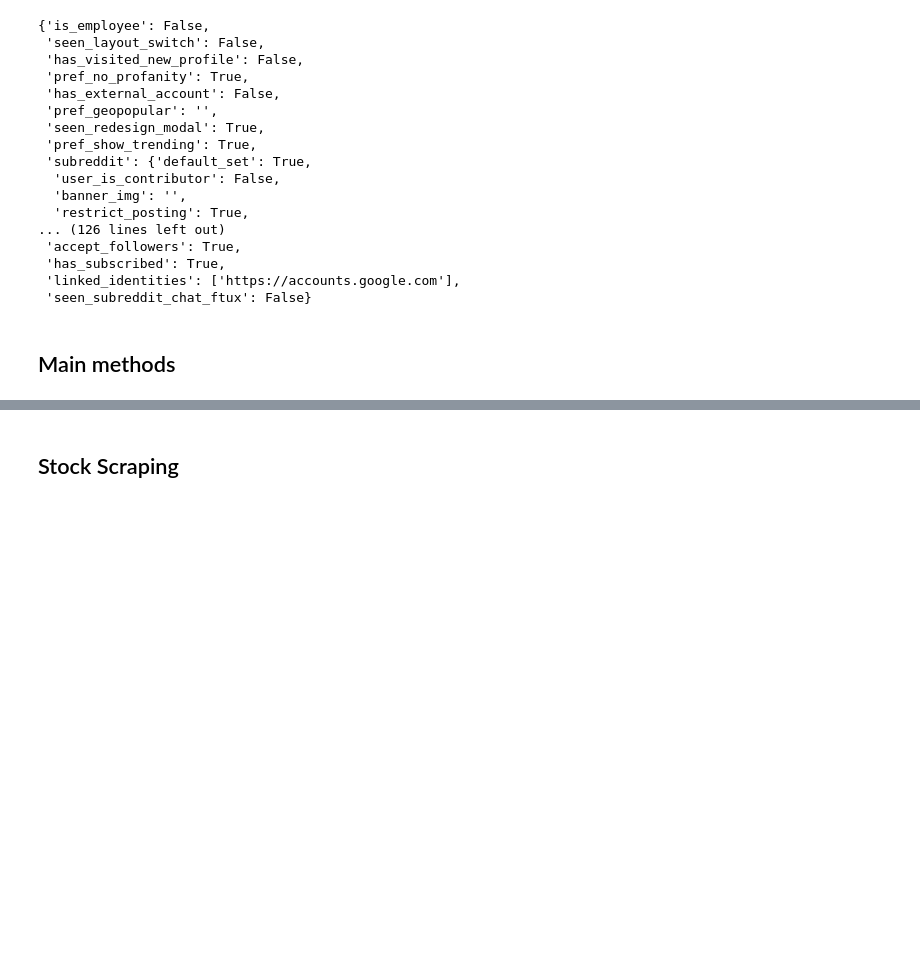
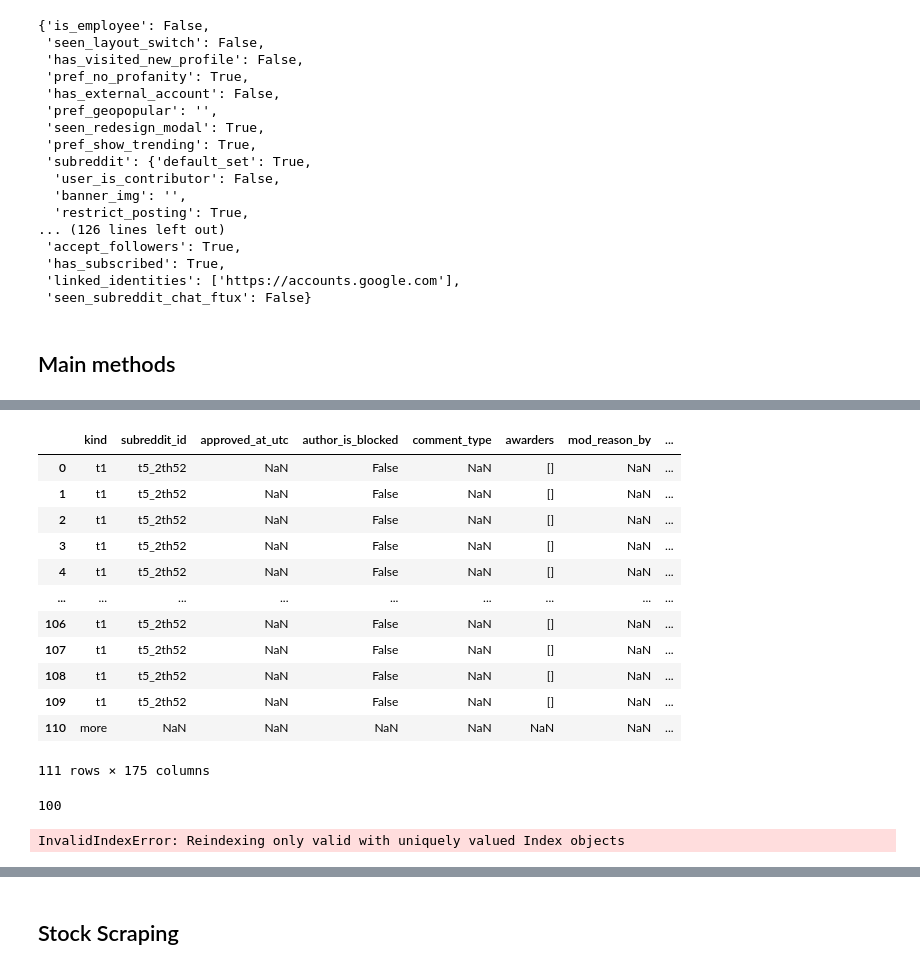
Before and after one commit to tristntran/twitter-stock-analysis, a Jupyter notebook: src/analysis.ipynb, the cells around one changed output, grey strips where cells are left out. Drawn from its saved outputs; the diff is of its cells as text; code cells hidden in the pictures; blank space fills up the shorter version.

```diff
--- a/src/analysis.ipynb
+++ b/src/analysis.ipynb
@@ -48,0 +101,26 @@ hot_wsb_posts = get_posts(headers)
+# %%
+comments = get_daily_discussion_comments(headers)
+# %%
+comments[-5]
+# %% [output]
+|  | kind | subreddit_id | approved_at_utc | author_is_blocked | comment_type | awarders | mod_reason_by | ... |
+| 0 | t1 | t5_2th52 | NaN | False | NaN | [] | NaN | ... |
+| 1 | t1 | t5_2th52 | NaN | False | NaN | [] | NaN | ... |
+| 2 | t1 | t5_2th52 | NaN | False | NaN | [] | NaN | ... |
+| 3 | t1 | t5_2th52 | NaN | False | NaN | [] | NaN | ... |
+| 4 | t1 | t5_2th52 | NaN | False | NaN | [] | NaN | ... |
+| ... | ... | ... | ... | ... | ... | ... | ... | ... |
+| 106 | t1 | t5_2th52 | NaN | False | NaN | [] | NaN | ... |
+| 107 | t1 | t5_2th52 | NaN | False | NaN | [] | NaN | ... |
+| 108 | t1 | t5_2th52 | NaN | False | NaN | [] | NaN | ... |
+| 109 | t1 | t5_2th52 | NaN | False | NaN | [] | NaN | ... |
+| 110 | more | NaN | NaN | NaN | NaN | NaN | NaN | ... |
+111 rows × 175 columns
+# %%
+len(comments)
+# %% [output]
+100
+# %%
+pd.concat(comments, ignore_index=True)
+# %% [output]
+InvalidIndexError: Reindexing only valid with uniquely valued Index objects
```
Also changed, not shown: parts of 12 cells of this notebook, 2 other files.
